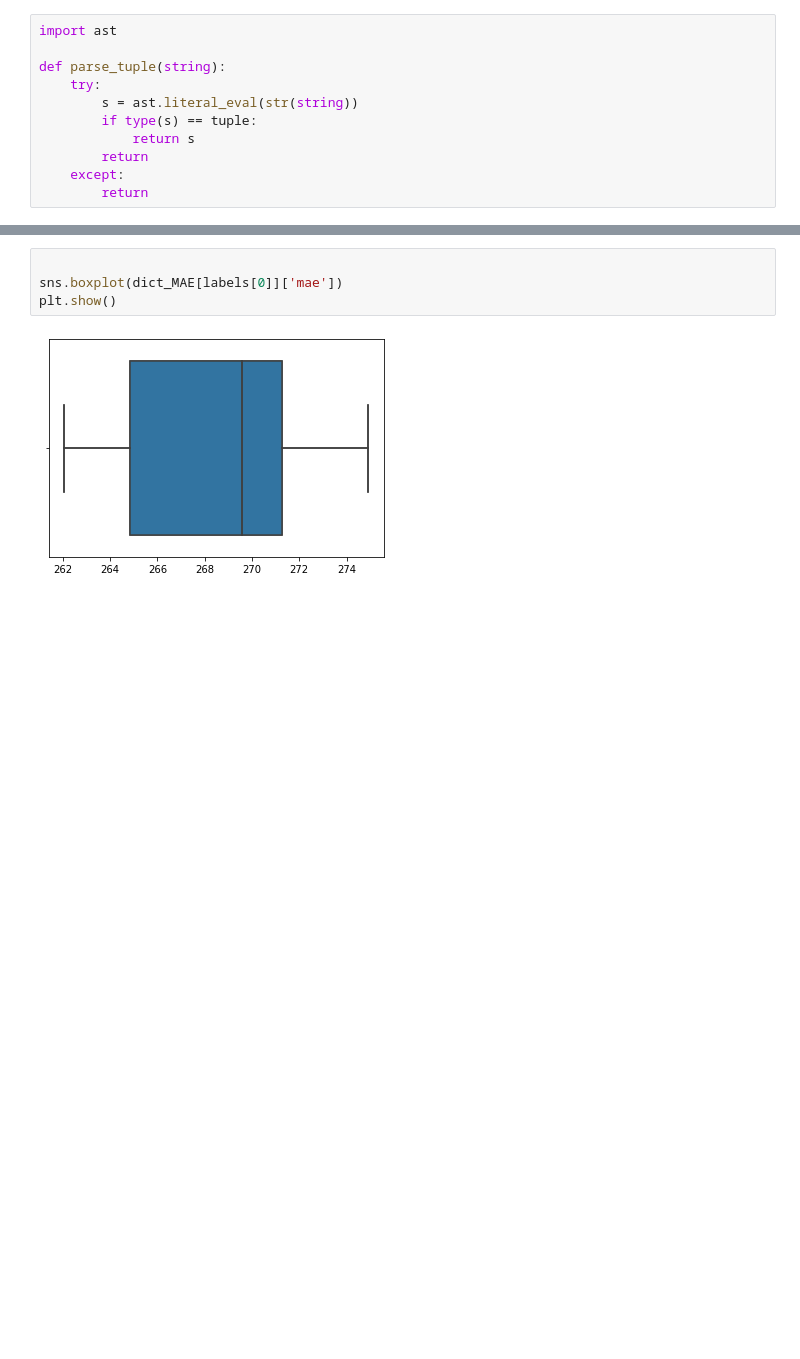
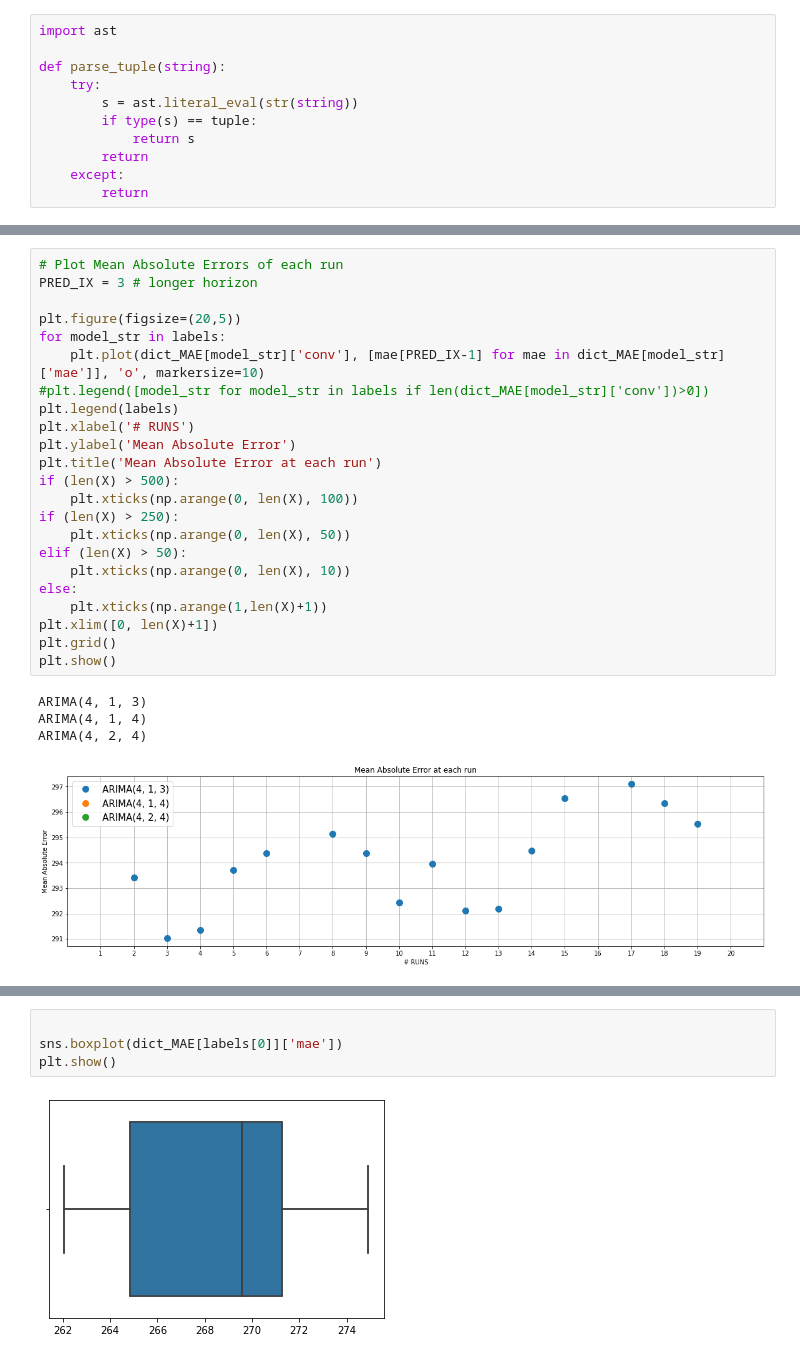
Before and after one commit to DidierRLopes/UnivariateTimeSeriesForecast, a Jupyter notebook: ARIMA.ipynb, the cells around one changed output, grey strips where cells are left out. Cells and saved outputs as stored; diff of their text form; blank space fills up the shorter version.

Commit message:
add MAE at each run of CV in ARIMA

```diff
--- a/ARIMA.ipynb
+++ b/ARIMA.ipynb
@@ -632 +663,29 @@ dict_MAE[model_str] =  {'mae': list_mae, 'mape': list_mape}
+# %%
+# Plot Mean Absolute Errors of each run
+PRED_IX = 3 # longer horizon
+
+plt.figure(figsize=(20,5))
+for model_str in labels:
+    plt.plot(dict_MAE[model_str]['conv'], [mae[PRED_IX-1] for mae in dict_MAE[model_str]['mae']], 'o', markersize=10)
+#plt.legend([model_str for model_str in labels if len(dict_MAE[model_str]['conv'])>0])
+plt.legend(labels)
+plt.xlabel('# RUNS')
+plt.ylabel('Mean Absolute Error')
+plt.title('Mean Absolute Error at each run')
+if (len(X) > 500):
+    plt.xticks(np.arange(0, len(X), 100))
+if (len(X) > 250):
+    plt.xticks(np.arange(0, len(X), 50))
+elif (len(X) > 50):
+    plt.xticks(np.arange(0, len(X), 10))
+else:
+    plt.xticks(np.arange(1,len(X)+1))
+plt.xlim([0, len(X)+1])
+plt.grid()
+plt.show()
+# %% [output]
+ARIMA(4, 1, 3)
+ARIMA(4, 1, 4)
+ARIMA(4, 2, 4)
+[figure, added]
 # %%
```
Also changed, not shown: parts of 8 cells of this notebook.
